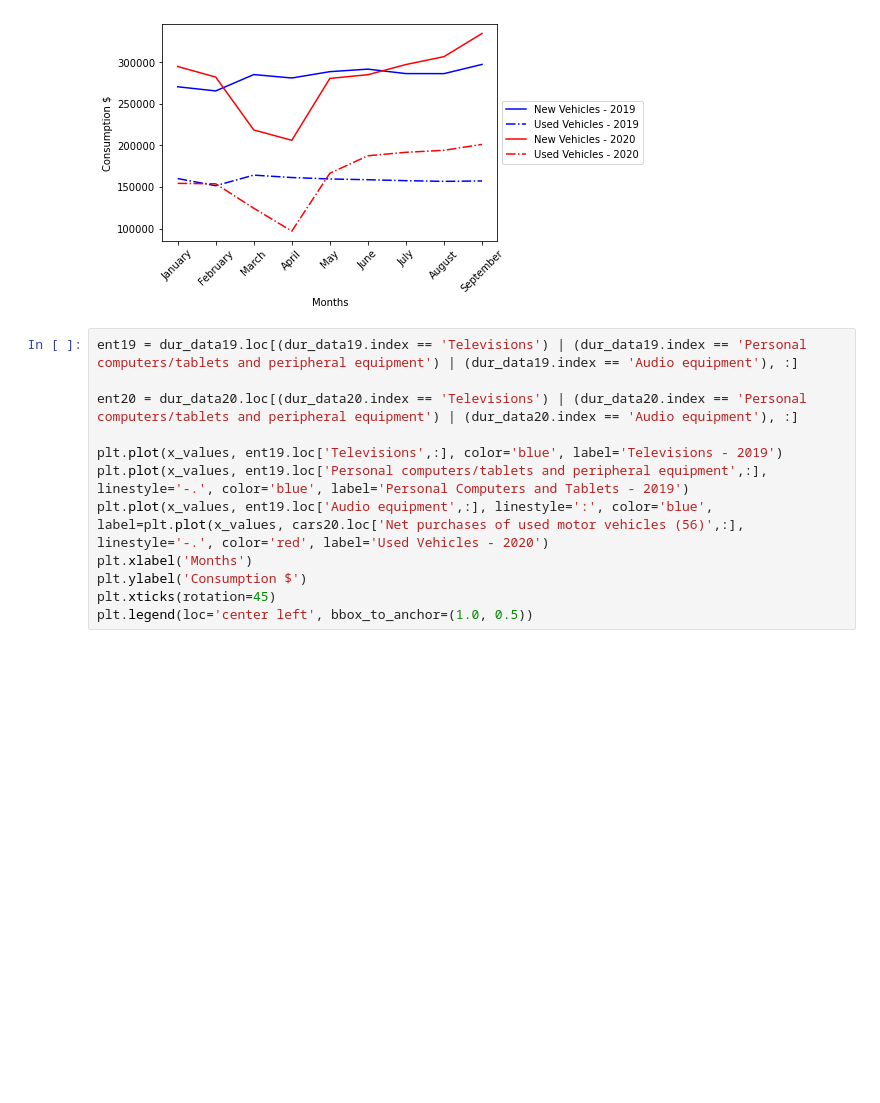
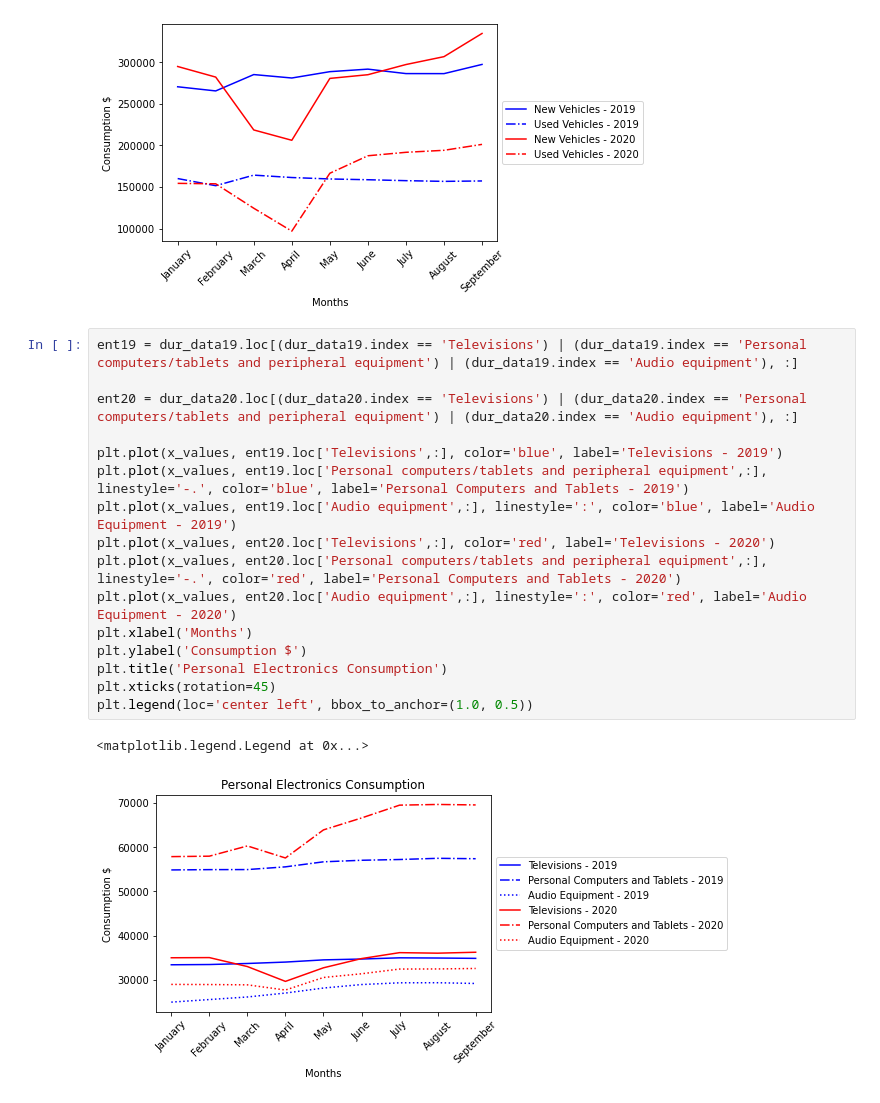
Before and after one commit to staceywai/bootcamp-project, a Jupyter notebook: Siara-Analysis.ipynb, the cells around one changed output. Cells and saved outputs as stored; diff of their text form; blank space fills up the shorter version.

Commit message:
Adding graphs

```diff
--- a/Siara-Analysis.ipynb
+++ b/Siara-Analysis.ipynb
@@ -136,12 +136,19 @@ plt.legend(loc='center left', bbox_to_anchor=(1.0, 0.5))
 # %%
 ent19 = dur_data19.loc[(dur_data19.index == 'Televisions') | (dur_data19.index == 'Personal computers/tablets and peripheral equipment') | (dur_data19.index == 'Audio equipment'), :]
 
 ent20 = dur_data20.loc[(dur_data20.index == 'Televisions') | (dur_data20.index == 'Personal computers/tablets and peripheral equipment') | (dur_data20.index == 'Audio equipment'), :]
 
 plt.plot(x_values, ent19.loc['Televisions',:], color='blue', label='Televisions - 2019')
 plt.plot(x_values, ent19.loc['Personal computers/tablets and peripheral equipment',:], linestyle='-.', color='blue', label='Personal Computers and Tablets - 2019')
-plt.plot(x_values, ent19.loc['Audio equipment',:], linestyle=':', color='blue', label=plt.plot(x_values, cars20.loc['Net purchases of used motor vehicles (56)',:], linestyle='-.', color='red', label='Used Vehicles - 2020')
+plt.plot(x_values, ent19.loc['Audio equipment',:], linestyle=':', color='blue', label='Audio Equipment - 2019')
+plt.plot(x_values, ent20.loc['Televisions',:], color='red', label='Televisions - 2020')
+plt.plot(x_values, ent20.loc['Personal computers/tablets and peripheral equipment',:], linestyle='-.', color='red', label='Personal Computers and Tablets - 2020')
+plt.plot(x_values, ent20.loc['Audio equipment',:], linestyle=':', color='red', label='Audio Equipment - 2020')
 plt.xlabel('Months')
 plt.ylabel('Consumption $')
+plt.title('Personal Electronics Consumption')
 plt.xticks(rotation=45)
 plt.legend(loc='center left', bbox_to_anchor=(1.0, 0.5))
+# %% [output]
+<matplotlib.legend.Legend at 0x...>
+[figure, added]
```
Also changed, not shown: parts of 1 cell of this notebook.
